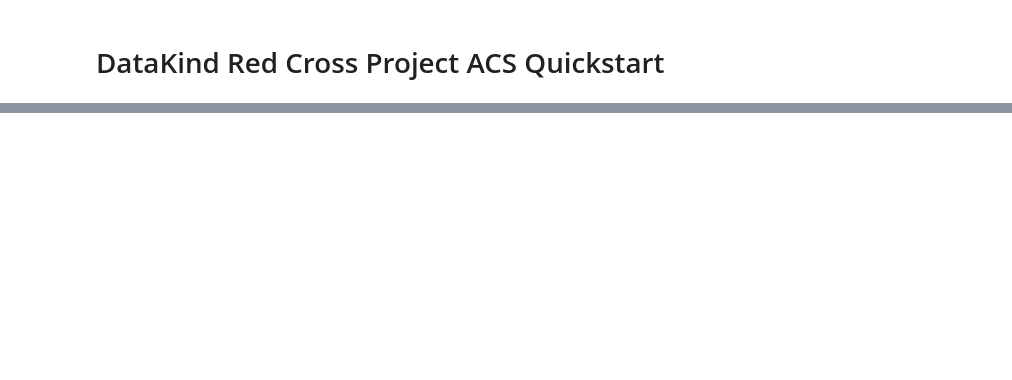
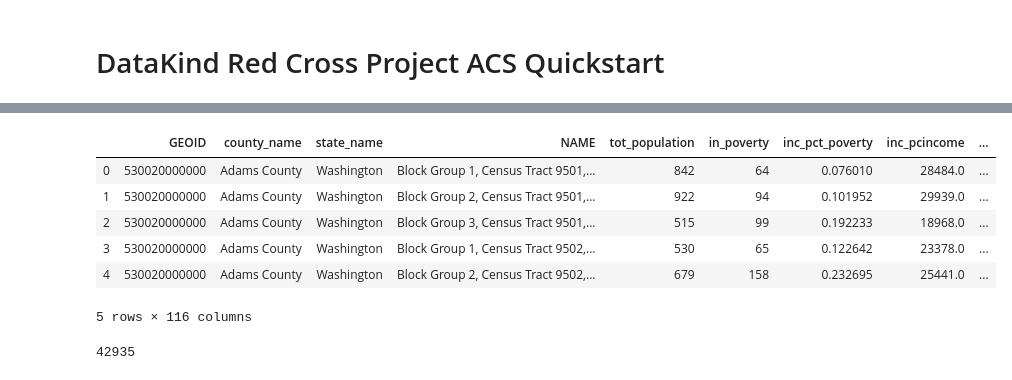
Before and after one commit to DataKind-DC/rcp2, a Jupyter notebook: notebooks/ACS_Starter.ipynb, the cells around one changed output, grey strips where cells are left out. Saved outputs shown, nothing was run; the diff lists cells and outputs as text; code cells hidden in the pictures; blank space fills up the shorter version.

```diff
--- a/notebooks/ACS_Starter.ipynb
+++ b/notebooks/ACS_Starter.ipynb
@@ -24,0 +33,14 @@ ACS.head(2)
+# %%
+acs_block_df.head()
+# %% [output]
+|  | GEOID | county_name | state_name | NAME | tot_population | in_poverty | inc_pct_poverty | inc_pcincome | ... |
+| 0 | 530020000000 | Adams County | Washington | Block Group 1, Census Tract 9501,... | 842 | 64 | 0.076010 | 28484.0 | ... |
+| 1 | 530020000000 | Adams County | Washington | Block Group 2, Census Tract 9501,... | 922 | 94 | 0.101952 | 29939.0 | ... |
+| 2 | 530020000000 | Adams County | Washington | Block Group 3, Census Tract 9501,... | 515 | 99 | 0.192233 | 18968.0 | ... |
+| 3 | 530020000000 | Adams County | Washington | Block Group 1, Census Tract 9502,... | 530 | 65 | 0.122642 | 23378.0 | ... |
+| 4 | 530020000000 | Adams County | Washington | Block Group 2, Census Tract 9502,... | 679 | 158 | 0.232695 | 25441.0 | ... |
+5 rows × 116 columns
+# %%
+len(acs_block_df.GEOID.unique())
+# %% [output]
+42935
```
Also changed, not shown: parts of 8 cells of this notebook, 1 other file.
